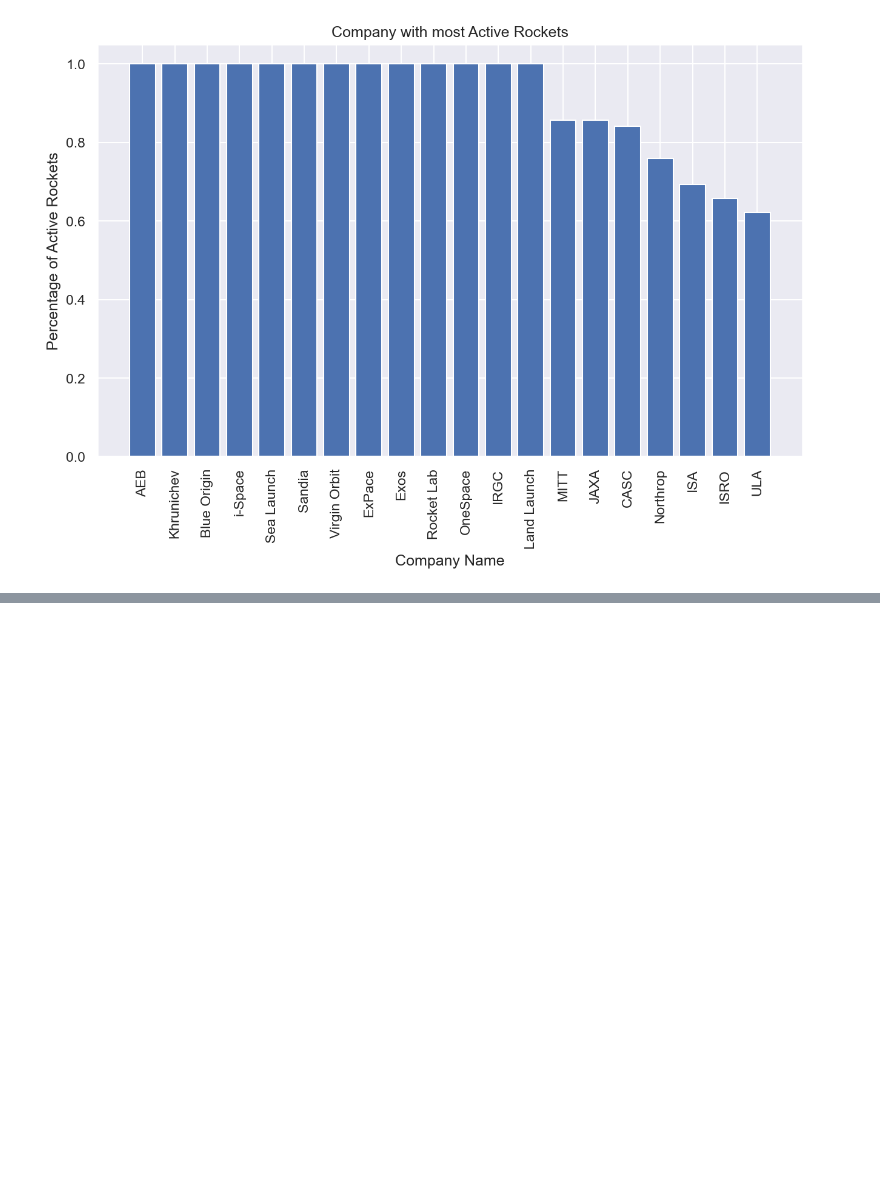
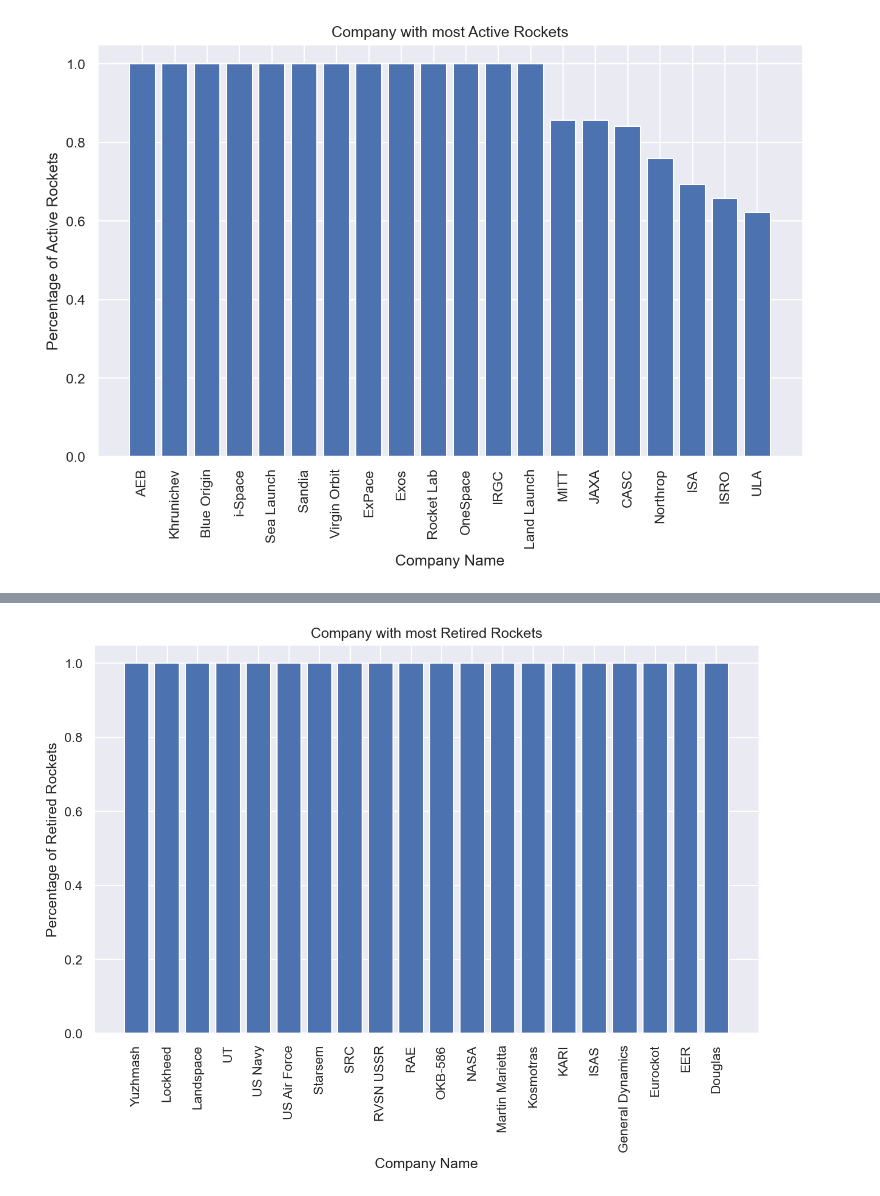
Before and after one commit to DSCKGEC/Space-Missions, a Jupyter notebook: notebooks/space_missions_visualization.ipynb, the cells around one changed output, grey strips where cells are left out. Drawn from its saved outputs; the diff is of its cells as text; code cells hidden in the pictures; blank space fills up the shorter version.

Commit message:
Companies with most Retired rockets

```diff
--- a/notebooks/space_missions_visualization.ipynb
+++ b/notebooks/space_missions_visualization.ipynb
@@ -80,0 +84,4 @@ plt.show()
+# %%
+df_final.sort_values(by=['% StatusRetired'], inplace=True, ascending=False)
+#df_final.reset_index(inplace=True)
+df_final.head()
@@ -80,0 +95,15 @@ plt.show()
+# %%
+df_final_retired_plot = df_final.head(20)
+
+x = df_final_retired_plot['Company Name']
+y = df_final_retired_plot['% StatusRetired']
+
+figure(figsize=(10, 6), dpi=150)
+plt.bar(x, y)
+plt.xlabel('Company Name')
+plt.ylabel('Percentage of Retired Rockets')
+plt.title('Company with most Retired Rockets')
+plt.xticks(rotation=90)
+plt.show()
+# %% [output]
+[figure, added]
```
Also changed, not shown: parts of 2 cells of this notebook.
